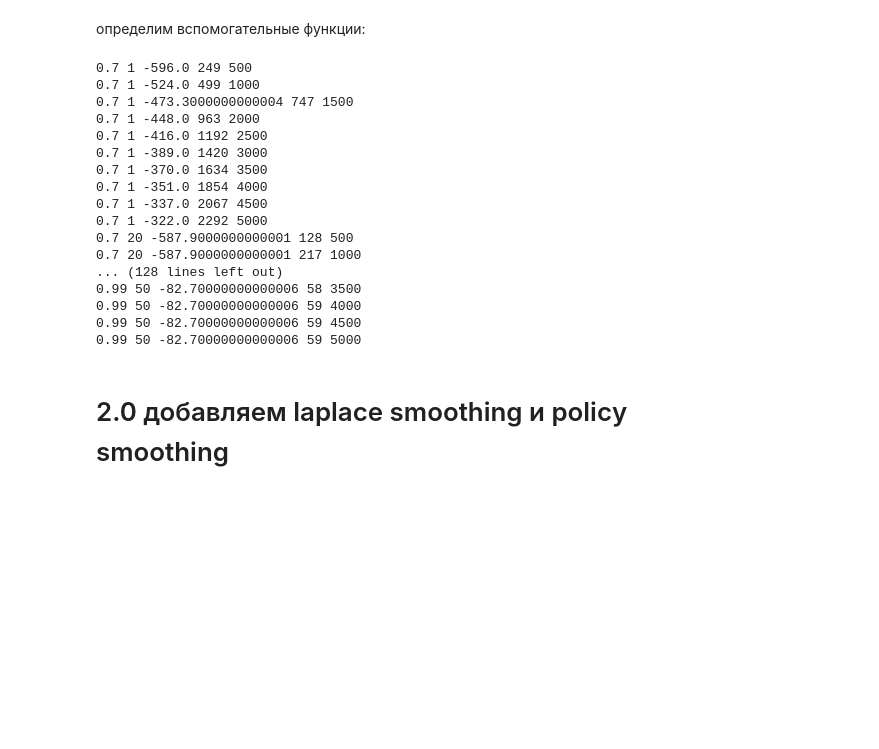
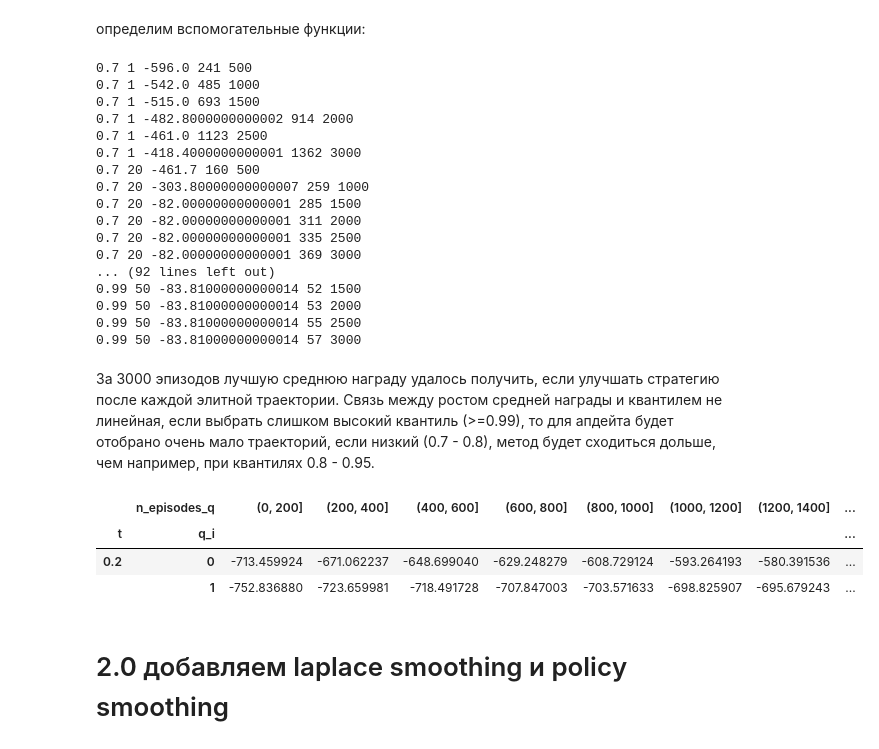
Before and after one commit to Nexx136/sandbox, a Jupyter notebook: rl_week1_hw.ipynb, the cells around one changed output. Drawn from its saved outputs; the diff is of its cells as text; code cells hidden in the pictures; blank space fills up the shorter version.

```diff
--- a/rl_week1_hw.ipynb
+++ b/rl_week1_hw.ipynb
@@ -104,12 +104,12 @@ ax[1].set_title('связь награды и кол-ва шагов в эпиз
 # %% [markdown]
 определим вспомогательные функции:
 # %%
-def update_strategy(cool_model:np.array, s:list):
+def update_strategy(cool_model:np.array, curr_strategy:list):
     '''
         функция  принимает на вход матрицу для принятия решения о действии cool_model и апдейтит ее значения по переданному эпизоду s
     '''
-    for s_i in range(len(curr_strategy)):
-        cool_model[curr_strategy[s_i][0], curr_strategy[s_i][1]] += 1
+    for c in curr_strategy:
+        cool_model[c[0], c[1]] += 1
     return cool_model
 # %%
 q = [0.7, 0.8, 0.85, 0.9, 0.95, 0.99]
@@ -117,19 +117,18 @@ trajectory = [1, 20, 50]
 logs = []
 n_states, n_actions = 500, 6
 iteration_n0 = 100
+iteration_n = iteration_n0 * trajectory[2]
+
 
 for q_i in q:
     for t in trajectory:
         mean_reward = - 1000
         thres = -1000
         cool_model = np.ones((n_states, n_actions))
+
+        n_episodes = 0
         n_updated = 0
-        if t==1:
-            iteration_n = iteration_n0 * trajectory[2]
-        else:
-            iteration_n = iteration_n0
-        n_episodes = 0
-        for _ in range(iteration_n):
+        while n_episodes<=3000 :
 
             trajectory_stats = []
 
@@ -138,7 +137,9 @@ for q_i in q:
                 trajectory_reward = 0
                 done=False
                 curr_strategy = []
+
                 state = env.reset()
+
                 while not done:
                     action = np.random.choice(6, size=1, p=cool_model[state, :] / np.sum(cool_model[state, :] ))[0]
                     next_state, reward, done, info = env.step(action)
@@ -151,17 +152,18 @@ for q_i in q:
                     if trajectory_reward>=thres:
                         cool_model = update_strategy(cool_model, curr_strategy)
                         try:
-                            thres = np.quantile([l_i[1] for l in logs for l_i in l], q_i)
+                            thres = np.quantile([l[2] for l in logs], q_i)
                             n_updated += 1
                         except IndexError:
                             pass
+
                 n_episodes += 1
-                trajectory_stats.append([n_steps,  trajectory_reward,  thres, q_i, t, curr_strategy, _, n_episodes])
+                trajectory_stats.append([n_steps,  trajectory_reward,  thres, q_i, t, curr_strategy,  n_episodes, n_updated])
 
             if t >1:
                 for t_i in trajectory_stats:
                     if  t_i[1]>thres:
-                        cool_model = update_strategy(cool_model, t_i[2])
+                        cool_model = update_strategy(cool_model, t_i[5])
                         n_updated += 1
 
 
@@ -169,25 +171,38 @@ for q_i in q:
             new_thres = np.quantile([c[1] for c in trajectory_stats], q_i)
             if t>1 and new_thres>thres:
                 thres = new_thres
-            logs.append(trajectory_stats)
+            logs.append([q_i, t, mean_reward, thres, n_episodes, n_updated, n_steps])
 
             if n_episodes % 500 ==0:
-                print(q_i, t, thres, n_updated, n_episodes)
+                print(q_i, t, thres, mean_reward,  n_updated, n_episodes)
 # %% [output]
-0.7 1 -596.0 249 500
-0.7 1 -524.0 499 1000
-0.7 1 -473.3000000000004 747 1500
-0.7 1 -448.0 963 2000
-0.7 1 -416.0 1192 2500
-0.7 1 -389.0 1420 3000
-0.7 1 -370.0 1634 3500
-0.7 1 -351.0 1854 4000
-0.7 1 -337.0 2067 4500
-0.7 1 -322.0 2292 5000
-0.7 20 -587.9000000000001 128 500
-0.7 20 -587.9000000000001 217 1000
-... (128 lines left out)
-0.99 50 -82.70000000000006 58 3500
-0.99 50 -82.70000000000006 59 4000
-0.99 50 -82.70000000000006 59 4500
-0.99 50 -82.70000000000006 59 5000
+0.7 1 -596.0 241 500
+0.7 1 -542.0 485 1000
+0.7 1 -515.0 693 1500
+0.7 1 -482.8000000000002 914 2000
+0.7 1 -461.0 1123 2500
+0.7 1 -418.4000000000001 1362 3000
+0.7 20 -461.7 160 500
+0.7 20 -303.80000000000007 259 1000
+0.7 20 -82.00000000000001 285 1500
+0.7 20 -82.00000000000001 311 2000
+0.7 20 -82.00000000000001 335 2500
+0.7 20 -82.00000000000001 369 3000
+... (92 lines left out)
+0.99 50 -83.81000000000014 52 1500
+0.99 50 -83.81000000000014 53 2000
+0.99 50 -83.81000000000014 55 2500
+0.99 50 -83.81000000000014 57 3000
+# %%
+res = pd.DataFrame(logs, columns=['q_i', 't', 'mean_reward', 'thres', 'n_episodes', 'n_updated', 'n_steps'])
+res['n_episodes_q'] = pd.cut(res['n_episodes'], bins=np.arange(15)*200)
+res['n_updated_q'] = pd.cut(res['n_updated'], bins=np.arange(10)*100)
+# %% [markdown]
+За 3000 эпизодов лучшую среднюю награду удалось получить,   если улучшать стратегию после каждой элитной траектории. Связь между ростом средней награды и квантилем не линейная, если выбрать слишком высокий квантиль (>=0.99), то для апдейта будет отобрано очень мало траекторий, если низкий (0.7 - 0.8), метод будет сходиться дольше, чем например, при квантилях 0.8 - 0.95.
+# %%
+pd.pivot_table(res, index=[ 't', 'q_i'], columns='n_episodes_q', values='mean_reward', aggfunc='mean')
+# %% [output]
+|  | n_episodes_q | (0, 200] | (200, 400] | (400, 600] | (600, 800] | (800, 1000] | (1000, 1200] | (1200, 1400] | ... |
+| t | q_i |  |  |  |  |  |  |  | ... |
+| 0.2 | 0 | -713.459924 | -671.062237 | -648.699040 | -629.248279 | -608.729124 | -593.264193 | -580.391536 | ... |
+|  | 1 | -752.836880 | -723.659981 | -718.491728 | -707.847003 | -703.571633 | -698.825907 | -695.679243 | ... |
```
Also changed, not shown: parts of 26 cells of this notebook.
